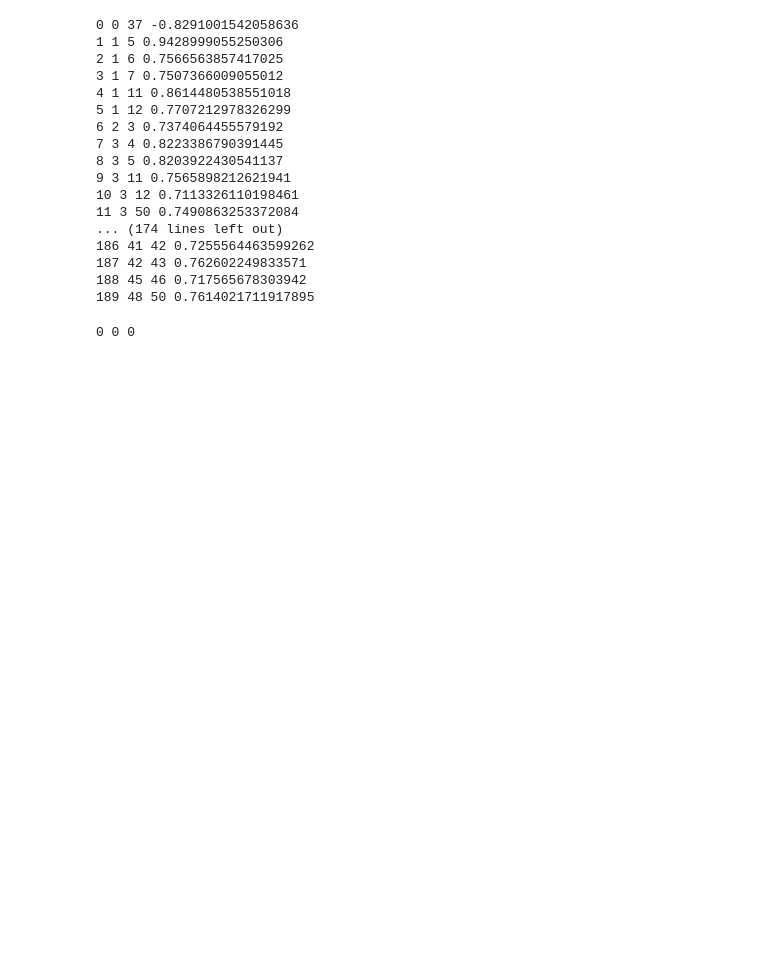
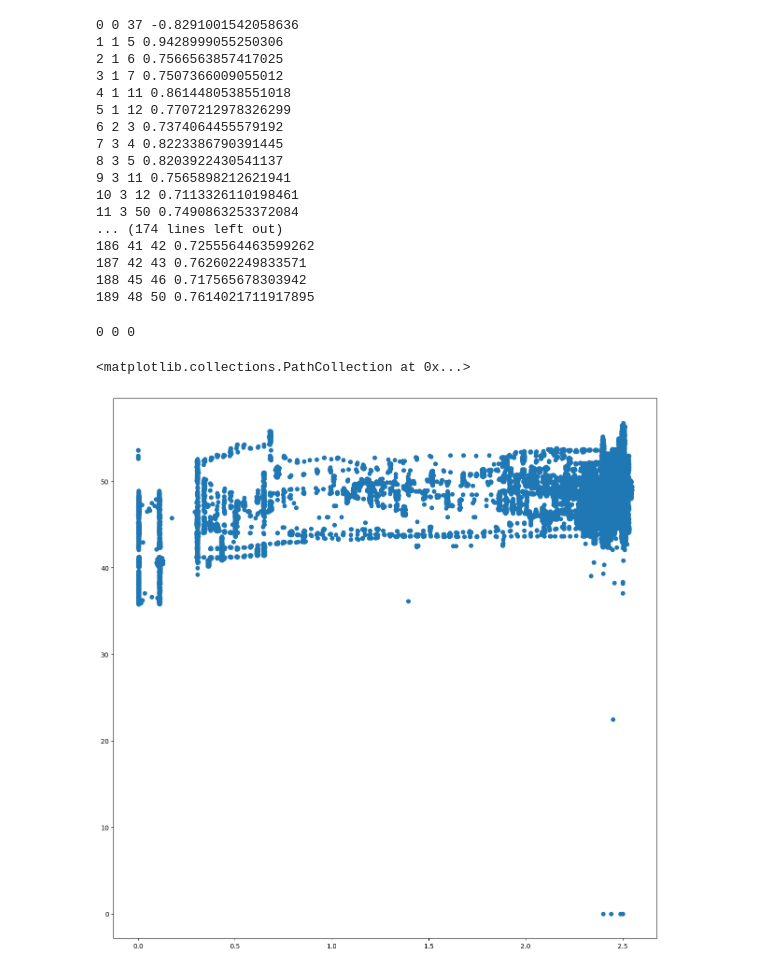
Before and after one commit to Saifullah785/Predictive_Maintenance_ML_Projects, a Jupyter notebook: Project_02_Predictive_Maintenance_Industrial_IOT/Project_02_Feature_Analysis/Project_02_Feature_Analysis.ipynb, the cells around one changed output. Saved outputs shown, nothing was run; the diff lists cells and outputs as text; code cells hidden in the pictures; blank space fills up the shorter version.

```diff
--- a/Project_02_Predictive_Maintenance_Industrial_IOT/Project_02_Feature_Analysis/Project_02_Feature_Analysis.ipynb
+++ b/Project_02_Predictive_Maintenance_Industrial_IOT/Project_02_Feature_Analysis/Project_02_Feature_Analysis.ipynb
@@ -138,3 +128,8 @@ for i in range(0,len(colors)):
         colors.iloc[i] = 1
     if(sensor_data["machine_status"][i] == "RECOVERING"):
         colors.iloc[i] = 2
+# %%
+plt.scatter(sensor_data['sensor_00'], sensor_data['sensor_01'])
+# %% [output]
+<matplotlib.collections.PathCollection at 0x...>
+[figure, added]
```
Also changed, not shown: parts of 1 cell of this notebook.
